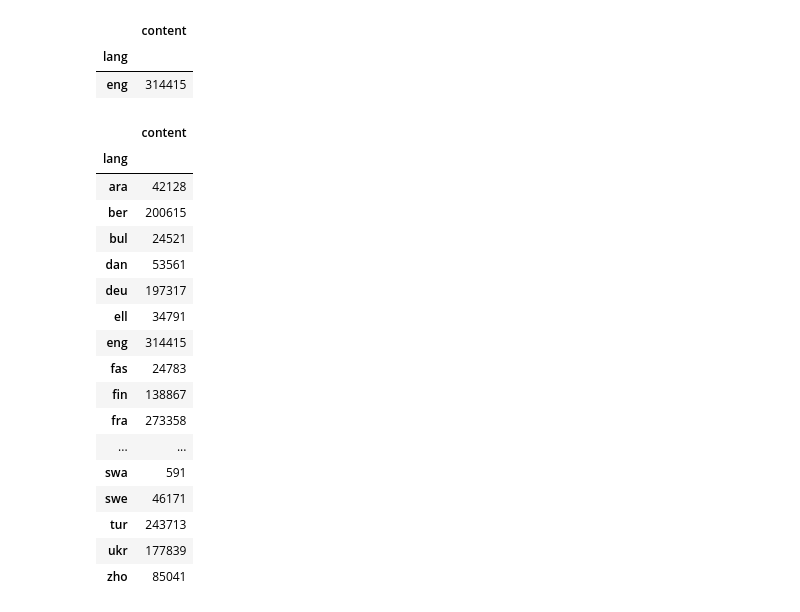
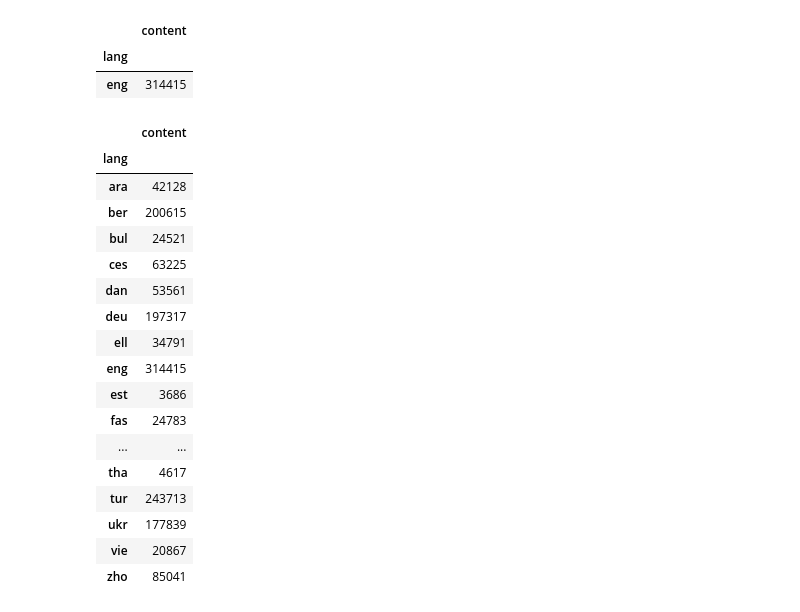
Before and after one commit to mdjamina/m1_ml_lang_detector, a Jupyter notebook: data_pre_processing.ipynb, the cells around one changed output. Cells and saved outputs as stored; diff of their text form; code cells hidden in the pictures.

```diff
--- a/data_pre_processing.ipynb
+++ b/data_pre_processing.ipynb
@@ -39,7 +39,7 @@ Extraction de l'archive téléchargée
 # %%
 import pandas as pd
 
-data = pd.read_csv('sentences.tar.bz2', sep='\t', header=None,compression='bz2')
+data = pd.read_csv('./data/sentences.tar.bz2', sep='\t', header=None,compression='bz2')
 data.columns = ['id','I_Id', 'content']
 # %%
 data.shape
@@ -78,7 +78,7 @@ len(langs)
 # telecharger fichier csv(iso) contient : langue : arb=dz, ara=egy ..,  le telecharger avec  pandas data frames
 # %%
 import pandas as pd
-macro_lang = pd.read_csv('https://raw.githubusercontent.com/mdjamina/m1_ml_lang_detector/main/data/iso-639-3-macrolanguages.tab', sep='\t')
+macro_lang = pd.read_csv('./data/iso-639-3-macrolanguages.tab', sep='\t')
 macro_lang.columns = ['lang',	'I_Id',	'I_Status']
 
 macro_lang
@@ -93,7 +107,7 @@ df = df.drop(columns=['I_Status', 'id','I_Id'])
 #df[~df['lang'].isin(macro_lang['lang'])]
 
 #garder que les langues selectionnées dans la liste langs
-#df=df[df['lang'].isin(langs.keys())]
+df=df[df['lang'].isin(langs.keys())]
 
 df.shape
 # %% [output]
@@ -182,27 +199,26 @@ reduced2.groupby(['lang']).count()
 | eng | 314415 |
 # %%
 
-df = df.append(reduced0)
-df = df.append(reduced1)
-df = df.append(reduced2)
+#df = pd.concat([df,reduced0,reduced1,reduced2])
+
 df.groupby(['lang']).count()
 # %% [output]
 |  | content |
 | lang |  |
 | ara | 42128 |
 | ber | 200615 |
 | bul | 24521 |
+| ces | 63225 |
 | dan | 53561 |
 | deu | 197317 |
 | ell | 34791 |
 | eng | 314415 |
+| est | 3686 |
 | fas | 24783 |
-| fin | 138867 |
-| fra | 273358 |
 | ... | ... |
-| swa | 591 |
-| swe | 46171 |
+| tha | 4617 |
 | tur | 243713 |
 | ukr | 177839 |
+| vie | 20867 |
 | zho | 85041 |
 # %%
```
Also changed, not shown: parts of 10 cells of this notebook, 1 other file.
